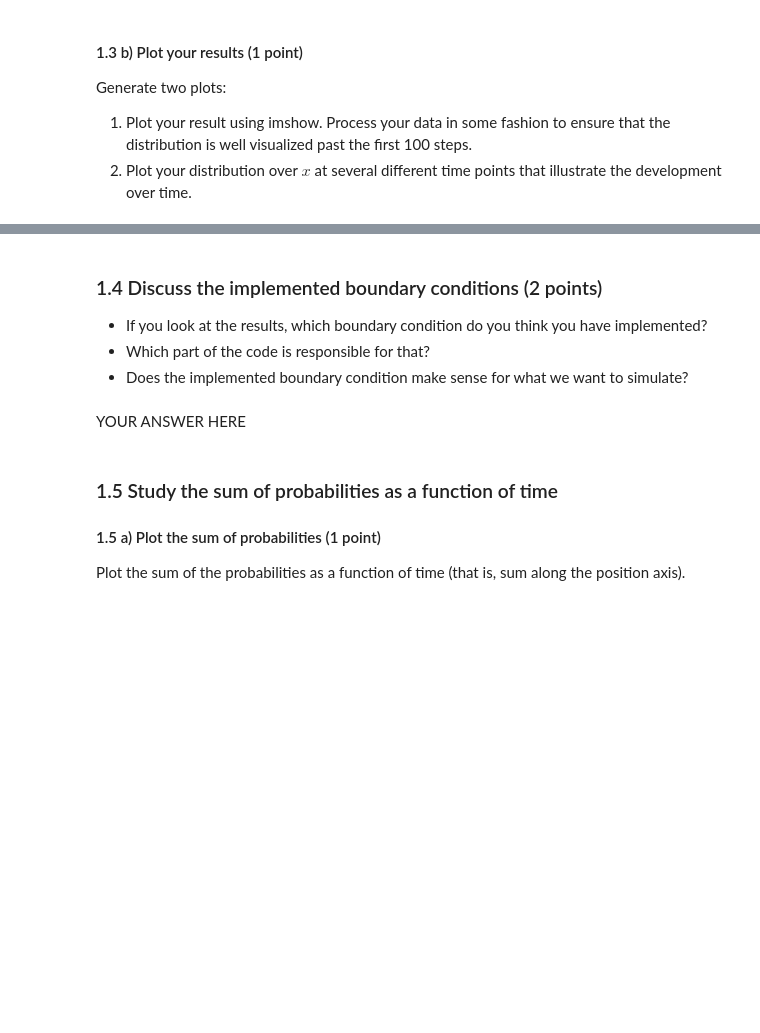
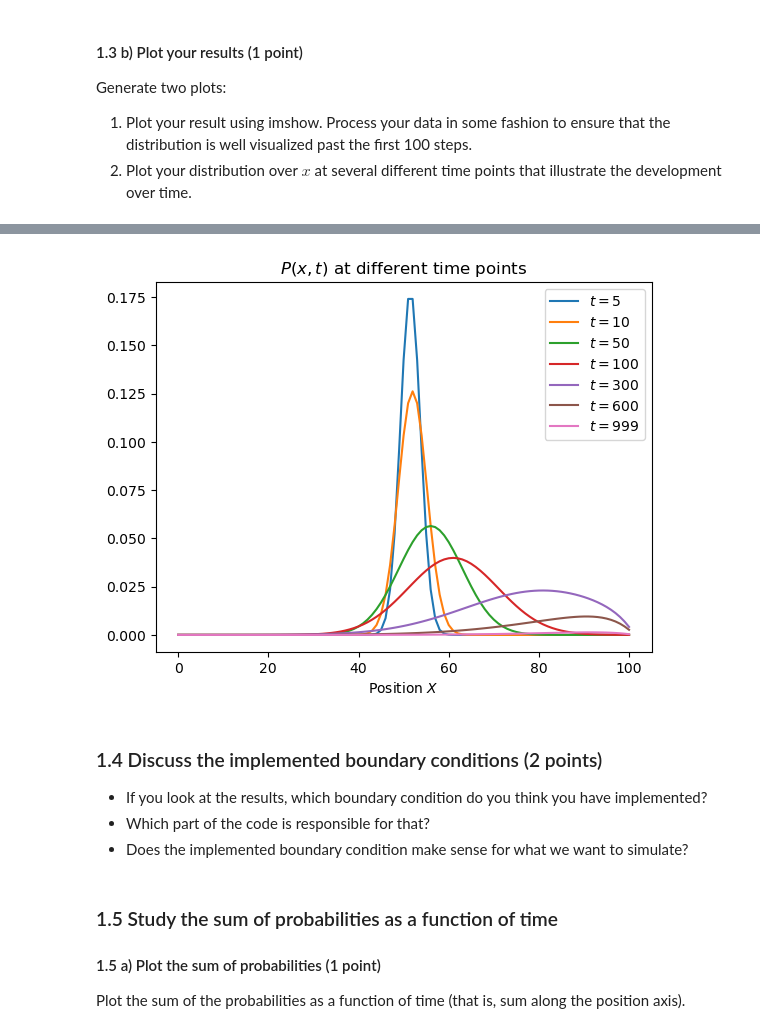
Before and after one commit to lfogarty98/mhbf_pt, a Jupyter notebook: 6-decision-making-II/decision-making-II.ipynb, the cells around one changed output, grey strips where cells are left out. Drawn from its saved outputs; the diff is of its cells as text; code cells hidden in the pictures; blank space fills up the shorter version.

```diff
--- a/6-decision-making-II/decision-making-II.ipynb
+++ b/6-decision-making-II/decision-making-II.ipynb
@@ -140,11 +176,20 @@ raise NotImplementedError()
+# %%
+sampled_ts = (5, 10, 50, 100, 300, 600, 999)
+X = range(0, int(N))
+for t in sampled_ts:
+    plt.plot(X, P1[:, t], label=f'$t={t}$')
+plt.legend()
+plt.xlabel('Position $X$')
+plt.title('$P(x,t)$ at different time points')
+plt.show()
+# %% [output]
+[figure, added]
 # %% [markdown]
 ### 1.4 Discuss the implemented boundary conditions (2 points)
 
 - If you look at the results, which boundary condition do you think you have implemented?
 - Which part of the code is responsible for that?
 - Does the implemented boundary condition make sense for what we want to simulate?
-# %% [markdown]
-YOUR ANSWER HERE
 # %% [markdown]
 ### 1.5 Study the sum of probabilities as a function of time
 
```
Also changed, not shown: parts of 14 cells of this notebook.
